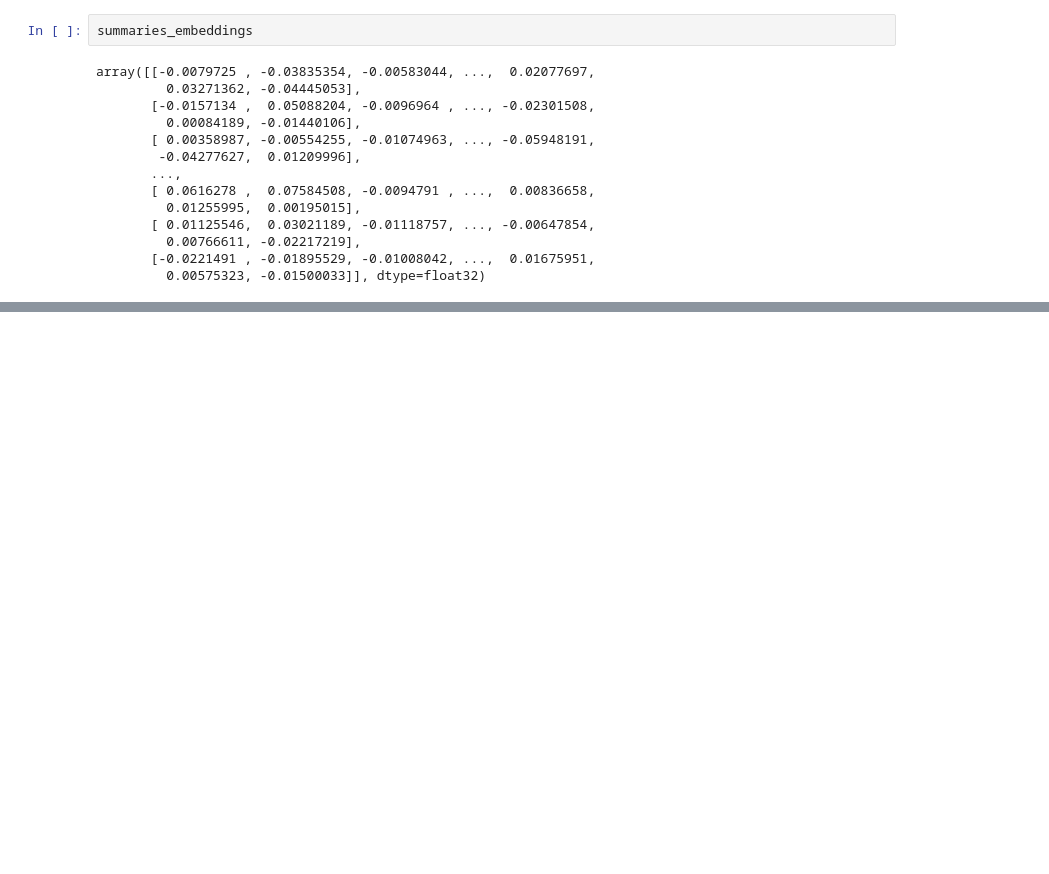
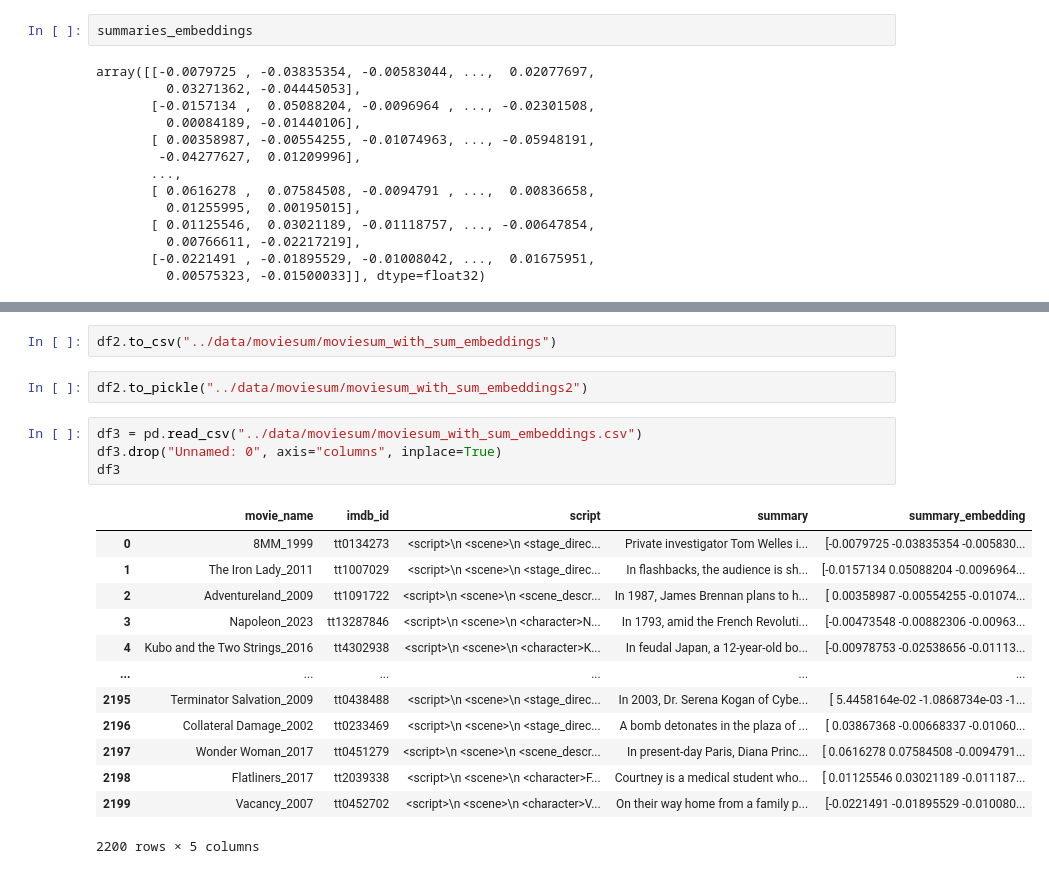
Before and after one commit to Jakebobs/MoWie, a Jupyter notebook: ml/src/searchtest.ipynb, the cells around one changed output, grey strips where cells are left out. Cells and saved outputs as stored; diff of their text form; blank space fills up the shorter version.

```diff
--- a/ml/src/searchtest.ipynb
+++ b/ml/src/searchtest.ipynb
@@ -233,0 +247,22 @@ array([[-0.0079725 , -0.03835354, -0.00583044, ...,  0.02077697,
+# %%
+df2.to_csv("../data/moviesum/moviesum_with_sum_embeddings")
+# %%
+df2.to_pickle("../data/moviesum/moviesum_with_sum_embeddings2")
+# %%
+df3 = pd.read_csv("../data/moviesum/moviesum_with_sum_embeddings.csv")
+df3.drop("Unnamed: 0", axis="columns", inplace=True)
+df3
+# %% [output]
+|  | movie_name | imdb_id | script | summary | summary_embedding |
+| 0 | 8MM_1999 | tt0134273 | <script>\n <scene>\n <stage_direc... | Private investigator Tom Welles i... | [-0.0079725 -0.03835354 -0.005830... |
+| 1 | The Iron Lady_2011 | tt1007029 | <script>\n <scene>\n <stage_direc... | In flashbacks, the audience is sh... | [-0.0157134 0.05088204 -0.0096964... |
+| 2 | Adventureland_2009 | tt1091722 | <script>\n <scene>\n <scene_descr... | In 1987, James Brennan plans to h... | [ 0.00358987 -0.00554255 -0.01074... |
+| 3 | Napoleon_2023 | tt13287846 | <script>\n <scene>\n <character>N... | In 1793, amid the French Revoluti... | [-0.00473548 -0.00882306 -0.00963... |
+| 4 | Kubo and the Two Strings_2016 | tt4302938 | <script>\n <scene>\n <character>K... | In feudal Japan, a 12-year-old bo... | [-0.00978753 -0.02538656 -0.01113... |
+| ... | ... | ... | ... | ... | ... |
+| 2195 | Terminator Salvation_2009 | tt0438488 | <script>\n <scene>\n <stage_direc... | In 2003, Dr. Serena Kogan of Cybe... | [ 5.4458164e-02 -1.0868734e-03 -1... |
+| 2196 | Collateral Damage_2002 | tt0233469 | <script>\n <scene>\n <stage_direc... | A bomb detonates in the plaza of ... | [ 0.03867368 -0.00668337 -0.01060... |
+| 2197 | Wonder Woman_2017 | tt0451279 | <script>\n <scene>\n <scene_descr... | In present-day Paris, Diana Princ... | [ 0.0616278 0.07584508 -0.0094791... |
+| 2198 | Flatliners_2017 | tt2039338 | <script>\n <scene>\n <character>F... | Courtney is a medical student who... | [ 0.01125546 0.03021189 -0.011187... |
+| 2199 | Vacancy_2007 | tt0452702 | <script>\n <scene>\n <character>V... | On their way home from a family p... | [-0.0221491 -0.01895529 -0.010080... |
+2200 rows × 5 columns
```
Also changed, not shown: parts of 8 cells of this notebook, 3 other files.
